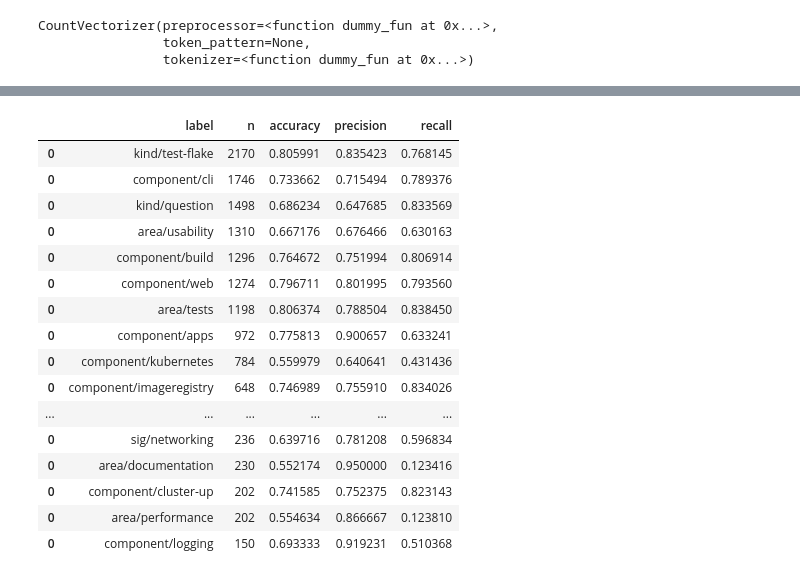
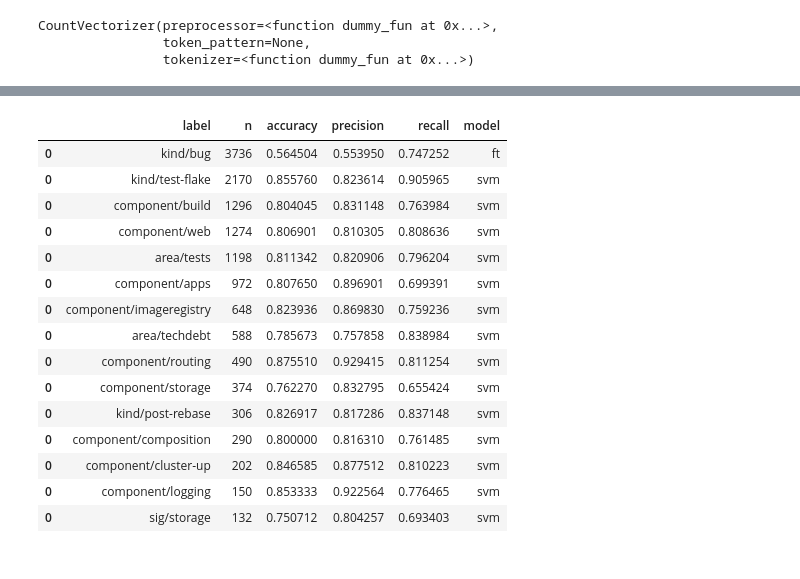
Before and after one commit to antter/github-labeler, a Jupyter notebook: models/fastText_expirements.ipynb, the cells around one changed output, grey strips where cells are left out. Cells and saved outputs as stored; diff of their text form; code cells hidden in the pictures.

Commit message:
finalized model notebook to save two types of models

```diff
--- a/models/fastText_expirements.ipynb
+++ b/models/fastText_expirements.ipynb
@@ -245,6 +246,7 @@ dont_pred = [
     "lifecycle/stale",
     "priority/P3",
     "priority/P1",
+    "lifecycle/rotten" "priority/P0",
     "lifecycle/rotten",
 ]
 
@@ -357,6 +353,9 @@ class FtModel(FirstColFtClassifier):
     def predict(self, x):
         input_ = self.preprocess(x)
         return super().predict(input_)
+
+    def save(self, path):
+        return self.model.save_model(path)
 
 
 class SVM(SVC):
@@ -375,22 +374,8 @@ class SVM(SVC):
         input_ = self.preprocess(x)
         return super().predict(input_)
 
-
-class SVML(SVC):
-    def __init__(self):
-        super().__init__(kernel="linear")
-
-    def preprocess(self, x):
-        ret = cv.transform(x.processed)
-        return ret
-
-    def fit(self, x, y):
-        input_ = self.preprocess(x)
-        super().fit(input_, y)
-
-    def predict(self, x):
-        input_ = self.preprocess(x)
-        return super().predict(input_)
+    def save(self, path):
+        return dump(self, path)
 # %%
 def predict_label(label, k=5, model_class=FtModel):
     """
@@ -420,9 +405,11 @@ def predict_label(label, k=5, model_class=FtModel):
 # %%
 predicted_labels = []
 for label in final_labels:
+    pred_1 = predict_label(label, model_class=FtModel)
     pred_2 = predict_label(label, model_class=SVM)
-    pred_3 = predict_label(label, model_class=SVML)
+    pred_1["model"] = "ft"
     pred_2["model"] = "svm"
-    pred_3["model"] = "svml"
-    predicted_labels.append(pred_2)
-    predicted_labels.append(pred_3)
+    if pred_1.iloc[0].accuracy > (pred_2.iloc[0].accuracy):
+        predicted_labels.append(pred_1)
+    else:
+        predicted_labels.append(pred_2)
@@ -431,7 +416,5 @@ NOTE: for now, labels with a low amount of samples are very biased towards predi
 # %%
 # save and print the validation results
-
-pd.set_option("display.max_rows", 150)
 
 results_df = pd.concat(predicted_labels).sort_values("n", ascending=False)
 
@@ -457,42 +440,39 @@ results_df
 # %%
 # set conditions for saving the model of a potential label
 
-min_accuracy = 0.55
+min_accuracy = 0.75
 
-min_precision = 0.6
+min_precision = 0.75
 
 min_recall = 0.0
 
 # add in the labels you want to have a model for anyway
 
-# addins = ['kind/bug', 'kind/feature']
-
-addins = []
+addins = ["kind/bug"]
 
 condition1 = results_df.accuracy > min_accuracy
 condition2 = results_df.precision > min_precision
 cond = condition1 & condition2
 
 to_save = results_df[cond | results_df.label.isin(addins)]
 
-labels_to_save = to_save.label.values
+labels_to_save = to_save[["label", "model"]].values
 
 to_save
 # %% [output]
-|  | label | n | accuracy | precision | recall |
-| 0 | kind/test-flake | 2170 | 0.805991 | 0.835423 | 0.768145 |
-| 0 | component/cli | 1746 | 0.733662 | 0.715494 | 0.789376 |
-| 0 | kind/question | 1498 | 0.686234 | 0.647685 | 0.833569 |
-| 0 | area/usability | 1310 | 0.667176 | 0.676466 | 0.630163 |
-| 0 | component/build | 1296 | 0.764672 | 0.751994 | 0.806914 |
-| 0 | component/web | 1274 | 0.796711 | 0.801995 | 0.793560 |
-| 0 | area/tests | 1198 | 0.806374 | 0.788504 | 0.838450 |
-| 0 | component/apps | 972 | 0.775813 | 0.900657 | 0.633241 |
-| 0 | component/kubernetes | 784 | 0.559979 | 0.640641 | 0.431436 |
-| 0 | component/imageregistry | 648 | 0.746989 | 0.755910 | 0.834026 |
-| ... | ... | ... | ... | ... | ... |
-| 0 | sig/networking | 236 | 0.639716 | 0.781208 | 0.596834 |
-| 0 | area/documentation | 230 | 0.552174 | 0.950000 | 0.123416 |
-| 0 | component/cluster-up | 202 | 0.741585 | 0.752375 | 0.823143 |
-| 0 | area/performance | 202 | 0.554634 | 0.866667 | 0.123810 |
-| 0 | component/logging | 150 | 0.693333 | 0.919231 | 0.510368 |
+|  | label | n | accuracy | precision | recall | model |
+| 0 | kind/bug | 3736 | 0.564504 | 0.553950 | 0.747252 | ft |
+| 0 | kind/test-flake | 2170 | 0.855760 | 0.823614 | 0.905965 | svm |
+| 0 | component/build | 1296 | 0.804045 | 0.831148 | 0.763984 | svm |
+| 0 | component/web | 1274 | 0.806901 | 0.810305 | 0.808636 | svm |
+| 0 | area/tests | 1198 | 0.811342 | 0.820906 | 0.796204 | svm |
+| 0 | component/apps | 972 | 0.807650 | 0.896901 | 0.699391 | svm |
+| 0 | component/imageregistry | 648 | 0.823936 | 0.869830 | 0.759236 | svm |
+| 0 | area/techdebt | 588 | 0.785673 | 0.757858 | 0.838984 | svm |
+| 0 | component/routing | 490 | 0.875510 | 0.929415 | 0.811254 | svm |
+| 0 | component/storage | 374 | 0.762270 | 0.832795 | 0.655424 | svm |
+| 0 | kind/post-rebase | 306 | 0.826917 | 0.817286 | 0.837148 | svm |
+| 0 | component/composition | 290 | 0.800000 | 0.816310 | 0.761485 | svm |
+| 0 | component/cluster-up | 202 | 0.846585 | 0.877512 | 0.810223 | svm |
+| 0 | component/logging | 150 | 0.853333 | 0.922564 | 0.776465 | svm |
+| 0 | sig/storage | 132 | 0.750712 | 0.804257 | 0.693403 | svm |
```
Also changed, not shown: parts of 11 cells of this notebook, 3 other files.
